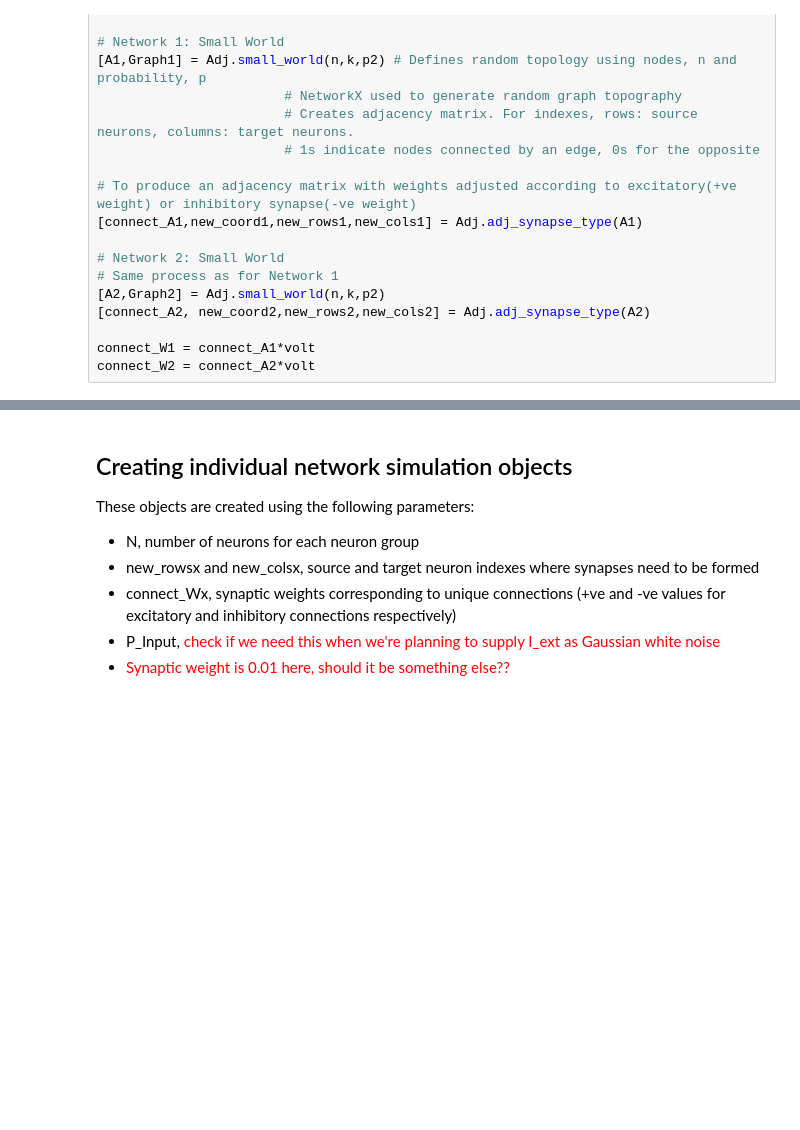
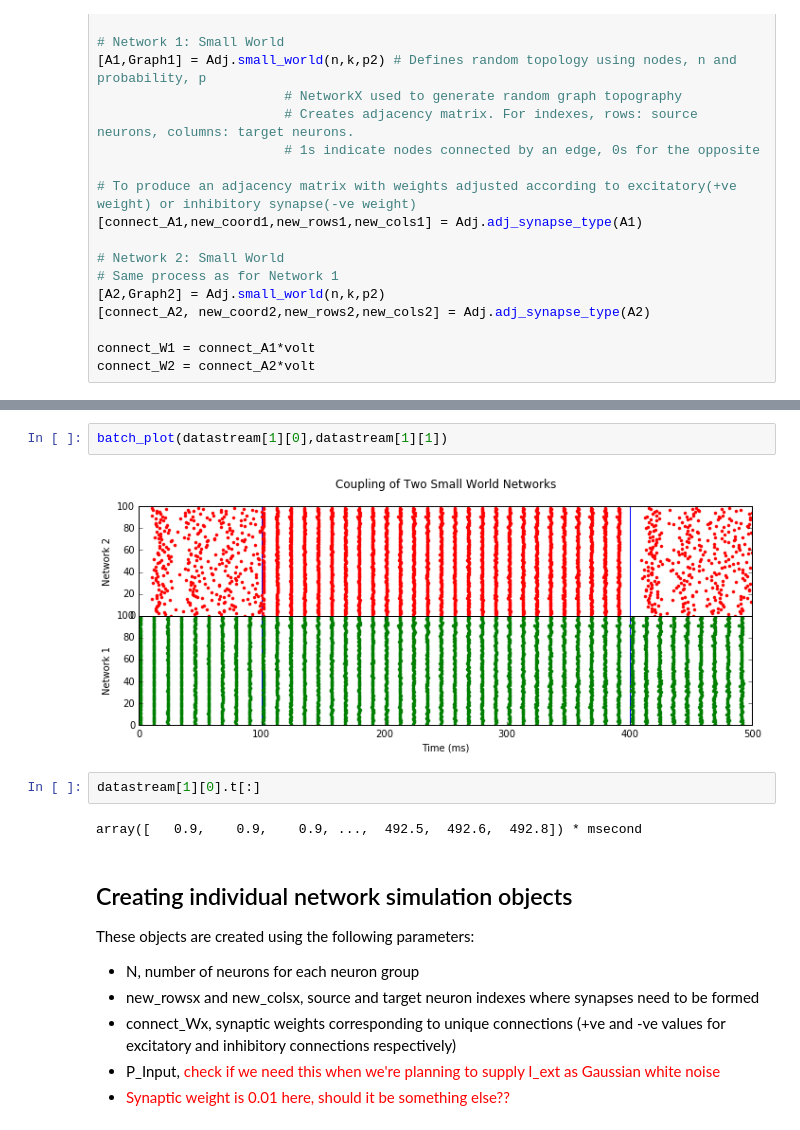
Before and after one commit to KokilaP/Neural-Networks, a Jupyter notebook: N2_BatchSimModel.ipynb, the cells around one changed output, grey strips where cells are left out. Cells and saved outputs as stored; diff of their text form; blank space fills up the shorter version.

```diff
--- a/N2_BatchSimModel.ipynb
+++ b/N2_BatchSimModel.ipynb
@@ -820,3 +978,11 @@ suptitle('Target Small-world Network Connections', fontsize=14, fontweight='bold
+# %%
+batch_plot(datastream[1][0],datastream[1][1])
+# %% [output]
+[figure, added]
+# %%
+datastream[1][0].t[:]
+# %% [output]
+array([   0.9,    0.9,    0.9, ...,  492.5,  492.6,  492.8]) * msecond
 # %% [markdown]
 ## Creating individual network simulation objects
 These objects are created using the following parameters:
```
Also changed, not shown: parts of 12 cells of this notebook.
